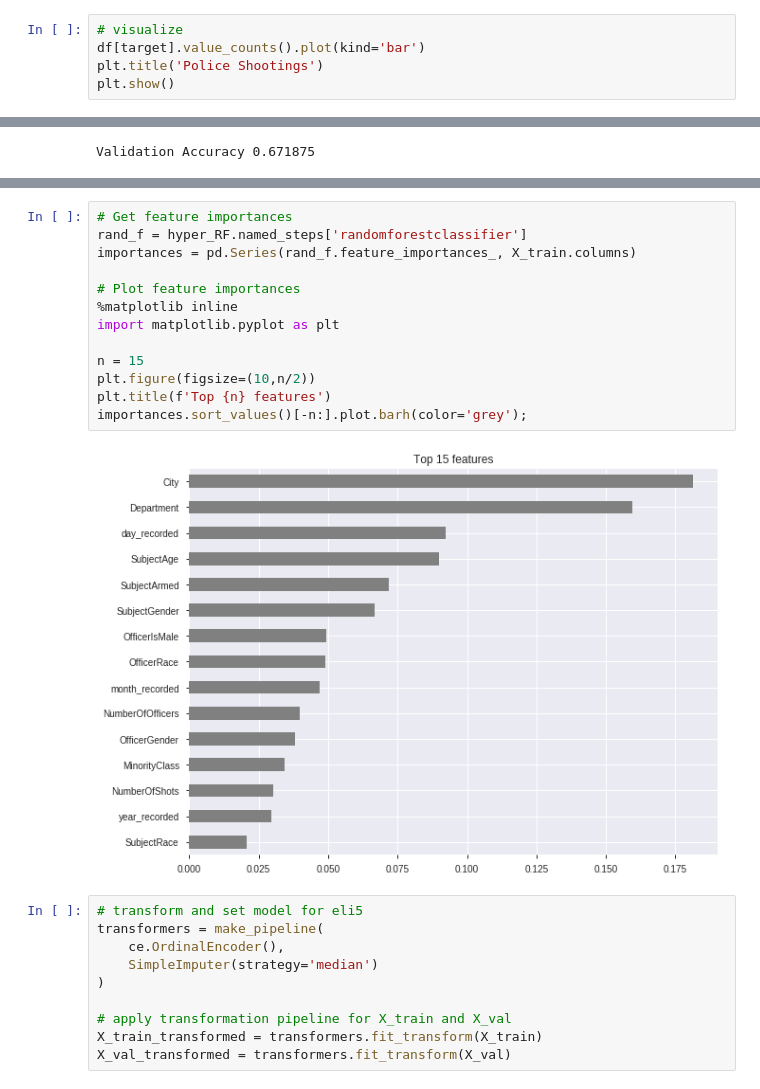
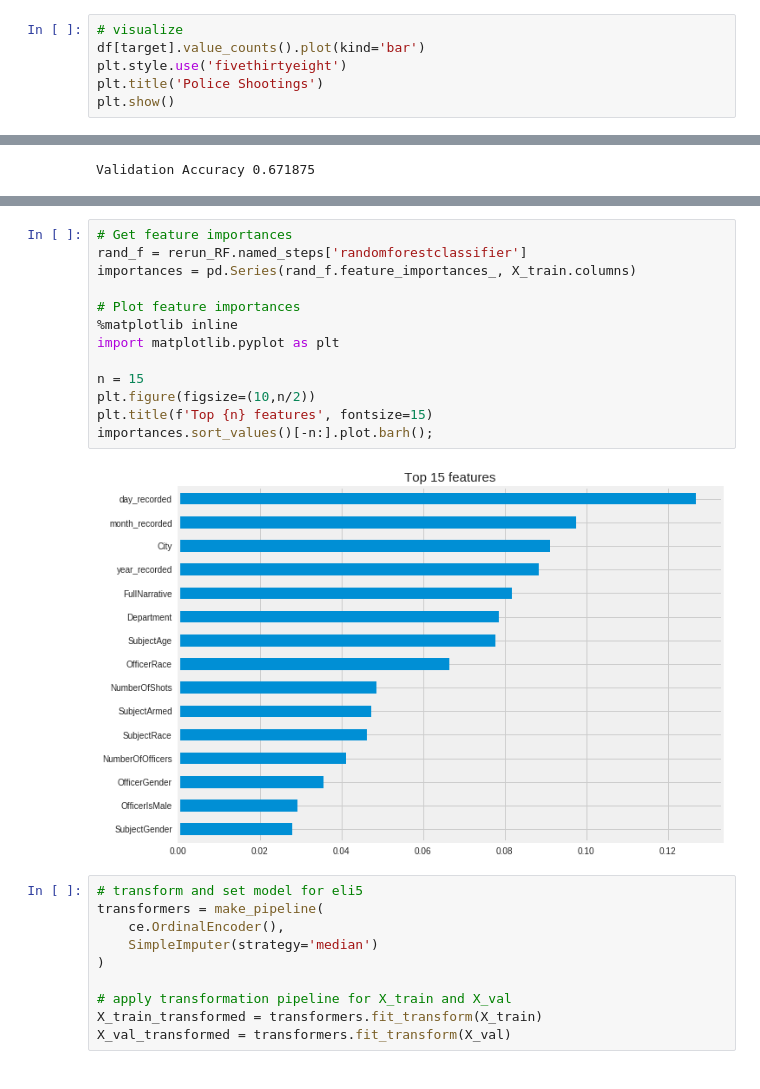
Before and after one commit to adamlutzz/DS-Unit-2-Applied-Modeling, a Jupyter notebook: Fatal_Police_Encounters.ipynb, the cells around one changed output, grey strips where cells are left out. Saved outputs shown, nothing was run; the diff lists cells and outputs as text.

```diff
--- a/Fatal_Police_Encounters.ipynb
+++ b/Fatal_Police_Encounters.ipynb
@@ -125,6 +125,7 @@ Name: Fatal, dtype: float64
 # %%
 # visualize
 df[target].value_counts().plot(kind='bar')
+plt.style.use('fivethirtyeight')
 plt.title('Police Shootings')
 plt.show()
 # %% [output]
@@ -477,18 +418,18 @@ Validation Accuracy 0.6903409090909091
 # %%
 # Get feature importances
-rand_f = hyper_RF.named_steps['randomforestclassifier']
+rand_f = rerun_RF.named_steps['randomforestclassifier']
 importances = pd.Series(rand_f.feature_importances_, X_train.columns)
 
 # Plot feature importances
 %matplotlib inline
 import matplotlib.pyplot as plt
 
 n = 15
 plt.figure(figsize=(10,n/2))
-plt.title(f'Top {n} features')
-importances.sort_values()[-n:].plot.barh(color='grey');
+plt.title(f'Top {n} features', fontsize=15)
+importances.sort_values()[-n:].plot.barh();
 # %% [output]
-[figure, old version]
+[figure, new version]
 # %%
 # transform and set model for eli5
 transformers = make_pipeline(
```
Also changed, not shown: parts of 19 cells of this notebook.
